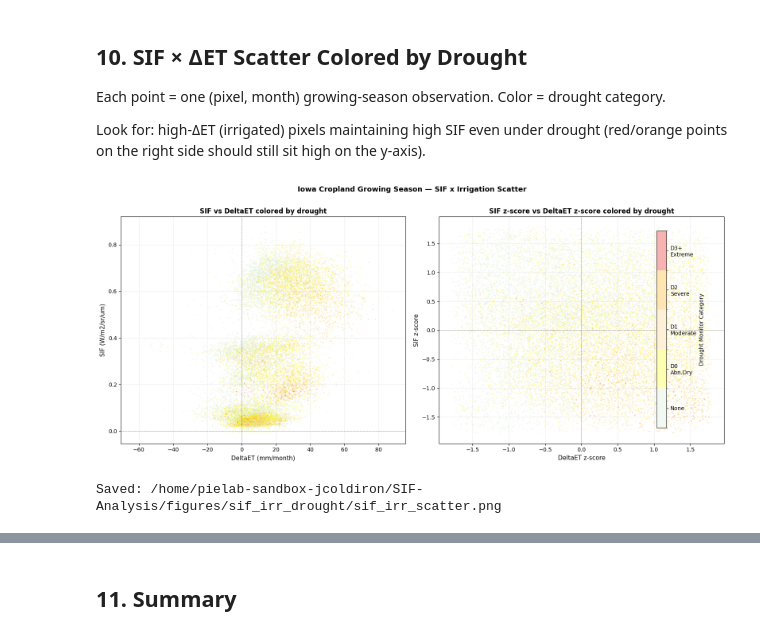
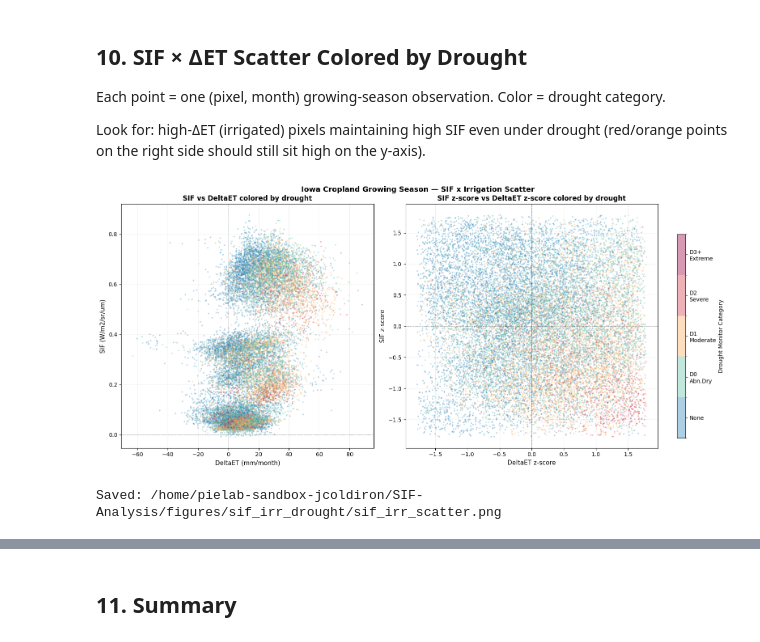
Before and after one commit to jacksoncoldiron/SIF-Analysis, a Jupyter notebook: src/notebooks/analysis/sif_irrigation_drought.ipynb, the cells around one changed output, grey strips where cells are left out. Cells and saved outputs as stored; diff of their text form; code cells hidden in the pictures.

```diff
--- a/src/notebooks/analysis/sif_irrigation_drought.ipynb
+++ b/src/notebooks/analysis/sif_irrigation_drought.ipynb
@@ -601,42 +597,45 @@ if len(plot_df) > 50_000:
     plot_df = plot_df.sample(50_000, random_state=42)
     print(f'Subsampled to 50,000 points for plotting.')
 
-cmap_list = [DM_COLORS[k] for k in sorted(DM_COLORS)]
-dm_cmap   = mcolors.ListedColormap(cmap_list)
-dm_norm   = mcolors.BoundaryNorm([-0.5, 0.5, 1.5, 2.5, 3.5, 4.5], len(cmap_list))
+# Spectral-derived 5-class palette — blue→teal→orange→red→deep crimson
+# More saturated and perceptually distinct than the USDM pastels at small alpha
+scatter_dm_colors = ['#3288BD', '#66C2A5', '#FDAE61', '#D53E4F', '#9E0142']
+dm_cmap = mcolors.ListedColormap(scatter_dm_colors)
+dm_norm = mcolors.BoundaryNorm([-0.5, 0.5, 1.5, 2.5, 3.5, 4.5], len(scatter_dm_colors))
 
 fig, axes = plt.subplots(1, 2, figsize=(16, 7))
 
 for ax, xcol, ycol, xlabel, ylabel, title in [
     (axes[0], 'et',   'sif',   'DeltaET (mm/month)',  'SIF (W/m2/sr/um)',
      'SIF vs DeltaET colored by drought'),
     (axes[1], 'et_z', 'sif_z', 'DeltaET z-score', 'SIF z-score',
      'SIF z-score vs DeltaET z-score colored by drought'),
 ]:
     sub = plot_df.dropna(subset=[xcol, ycol, 'dm_cat'])
     sc = ax.scatter(
         sub[xcol], sub[ycol],
         c=sub['dm_cat'], cmap=dm_cmap, norm=dm_norm,
-        s=4, alpha=0.3, linewidths=0,
+        s=6, alpha=0.4, linewidths=0,
     )
     ax.axhline(0, color='black', lw=0.6, ls='--', alpha=0.5)
     ax.axvline(0, color='black', lw=0.6, ls='--', alpha=0.5)
     ax.set_xlabel(xlabel, fontsize=11)
     ax.set_ylabel(ylabel, fontsize=11)
     ax.set_title(title, fontsize=12, fontweight='bold')
     ax.grid(True, alpha=0.2)
 
-cbar = fig.colorbar(sc, ax=axes, orientation='vertical', fraction=0.02, pad=0.02,
-                    ticks=[0, 1, 2, 3, 4])
+# Dedicated colorbar axes outside the scatter plots — doesn't steal space from either panel
+plt.tight_layout(rect=[0, 0, 0.88, 1])
+cbar_ax = fig.add_axes([0.90, 0.12, 0.013, 0.72])
+cbar = fig.colorbar(sc, cax=cbar_ax, ticks=[0, 1, 2, 3, 4])
 cbar.set_ticklabels([DM_LABELS[k] for k in [0, 1, 2, 3, 4]])
 cbar.set_label('Drought Monitor Category', fontsize=10)
 
 plt.suptitle('Iowa Cropland Growing Season — SIF x Irrigation Scatter',
              fontsize=13, fontweight='bold', y=1.01)
-plt.tight_layout()
 plt.savefig(figures_dir / 'sif_irr_scatter.png', dpi=150, bbox_inches='tight')
 plt.show()
 print(f'Saved: {figures_dir}/sif_irr_scatter.png')
 # %% [output]
-[figure, old version]
+[figure, new version]
 Saved: /home/pielab-sandbox-jcoldiron/SIF-Analysis/figures/sif_irr_drought/sif_irr_scatter.png
```
Also changed, not shown: parts of 6 cells of this notebook.
